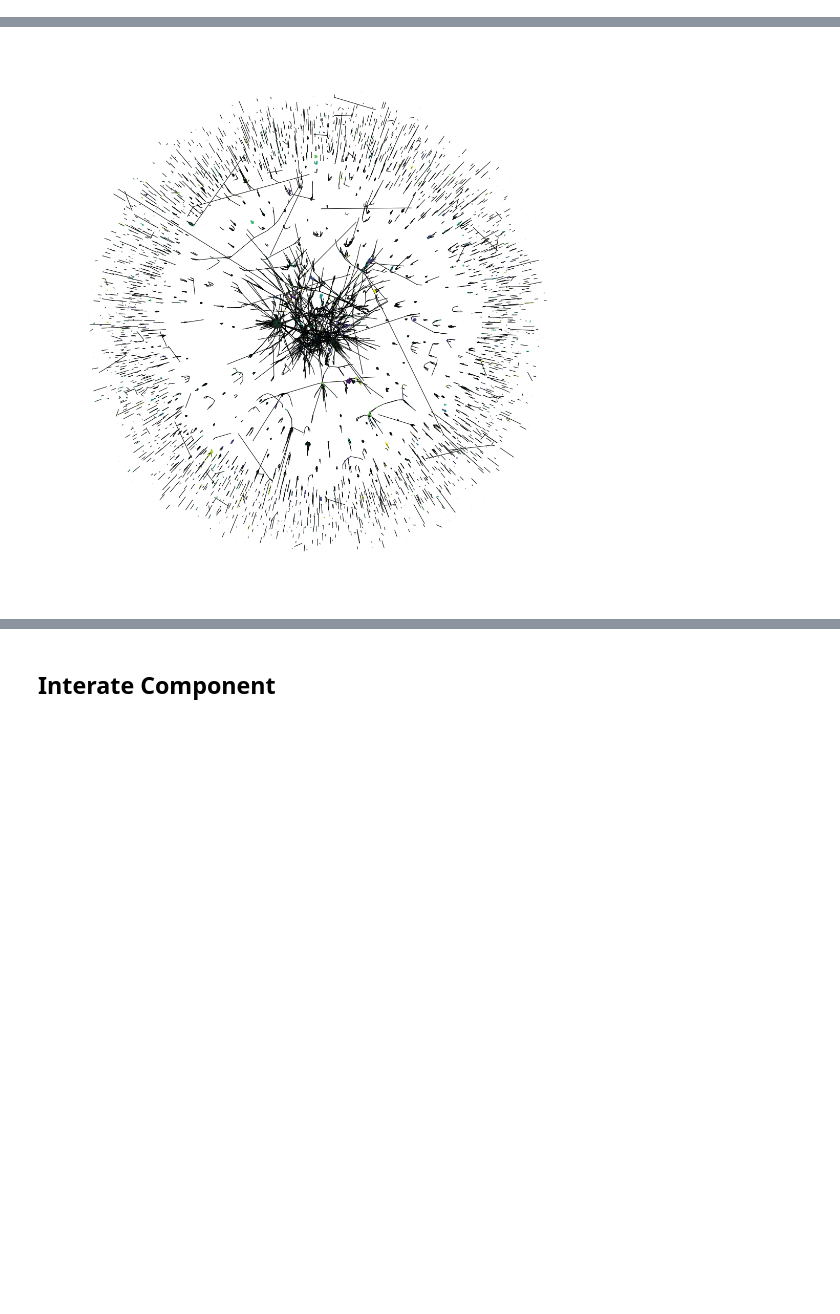
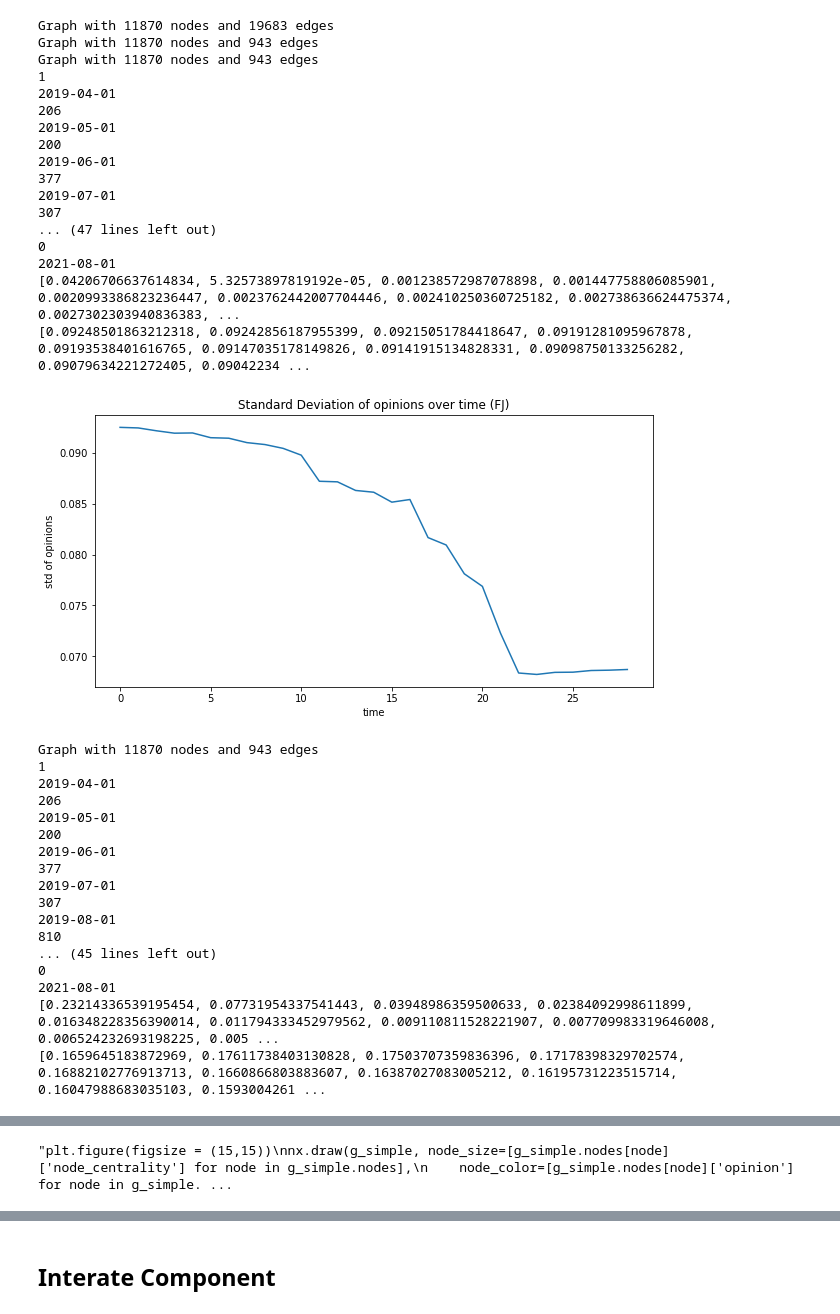
Before and after one commit to Keygoksmg/neat_opinion_network, a Jupyter notebook: experiments.ipynb, the cells around one changed output, grey strips where cells are left out. Drawn from its saved outputs; the diff is of its cells as text; code cells hidden in the pictures; blank space fills up the shorter version.

```diff
--- a/experiments.ipynb
+++ b/experiments.ipynb
@@ -84,11 +134,11 @@ class ExperimentClass(GraphClass):
 # %%
 from read_networks import read_combined_graph_from_csv, read_citation_graph_from_edgelist
 
-# create random graph
 # g = nx.erdos_renyi_graph(n=100, p=0.5, seed=42)  # random graph
 #g = read_citation_graph_from_edgelist (field='History', graph=nx.Graph())
-g_simple, g_init, df = read_combined_graph_from_csv(field='History', init_cutoff_date = '2019-03-31', graph=nx.Graph())
+g_simple, g_init, init_date, df = read_combined_graph_from_csv(field='History', init_cutoff_date = '2019-03-01', graph=nx.Graph())
 print(g_simple)
 print(g_init)
+print(init_date)
 # %% [output]
 Graph with 11870 nodes and 19683 edges
@@ -143,0 +191,68 @@ for e1, e2 in g_simple.edges:
+# %%
+import plotly.graph_objects as go
+mode = ['FJ', 'Abebe', 'new']
+fig = go.Figure()
+_, test_graph, init_date, df = create_graph()
+for i in mode:
+    graph = test_graph.copy()
+    test = ExperimentClass(graph, i, df, init_date)
+    test.run_model(30)
+    avgdiff_per_iter = test.get_avgdiff_per_iter()
+    print(avgdiff_per_iter)
+    opinions_std_per_iter = test.get_opinions_std_per_iter()
+    print(opinions_std_per_iter)
+    test.plot()
+    fig.add_trace(go.Scatter(x=np.arange(1, len(avgdiff_per_iter)+1), y=opinions_std_per_iter, mode='lines', name=f'{i}'))
+fig.update_layout(title=f'Opinions Std over time',
+                  xaxis_title='step', yaxis_title='Avg difference in opinions',
+                  title_x=0.5, title_y=0.85,
+                  legend=dict(
+                    yanchor="top",
+                    y=0.99,
+                    xanchor="right",
+                    x=0.99
+                  ),
+                  width=600, height=400)
+# update x ticks to every 1
+fig.update_xaxes(dtick=1)
+fig.update_layout
+fig.show()
+
+# # Save the figure with a high resolution (dpi=300)
+pio.write_image(fig, 'avg_diff.jpeg', width=600, height=400, scale=10)
+# %% [output]
+Graph with 11870 nodes and 19683 edges
+Graph with 11870 nodes and 943 edges
+Graph with 11870 nodes and 943 edges
+1
+2019-04-01
+206
+2019-05-01
+200
+2019-06-01
+377
+2019-07-01
+307
+... (47 lines left out)
+0
+2021-08-01
+[0.04206706637614834, 5.32573897819192e-05, 0.001238572987078898, 0.001447758806085901, 0.0020993386823236447, 0.0023762442007704446, 0.002410250360725182, 0.002738636624475374, 0.0027302303940836383, ...
+[0.09248501863212318, 0.09242856187955399, 0.09215051784418647, 0.09191281095967878, 0.09193538401616765, 0.09147035178149826, 0.09141915134828331, 0.09098750133256282, 0.09079634221272405, 0.09042234 ...
+[figure, added]
+Graph with 11870 nodes and 943 edges
+1
+2019-04-01
+206
+2019-05-01
+200
+2019-06-01
+377
+2019-07-01
+307
+2019-08-01
+810
+... (45 lines left out)
+0
+2021-08-01
+[0.23214336539195454, 0.07731954337541443, 0.03948986359500633, 0.02384092998611899, 0.016348228356390014, 0.011794333452979562, 0.009110811528221907, 0.007709983319646008, 0.006524232693198225, 0.005 ...
+[0.1659645183872969, 0.17611738403130828, 0.17503707359836396, 0.17178398329702574, 0.16882102776913713, 0.1660866803883607, 0.16387027083005212, 0.16195731223515714, 0.16047988683035103, 0.1593004261 ...
@@ -144,7 +279,8 @@ for e1, e2 in g_simple.edges:
 # %%
-plt.figure(figsize = (15,15))
+# only try this when having sufficient time and PC memory
+'''plt.figure(figsize = (15,15))
 nx.draw(g_simple, node_size=[g_simple.nodes[node]['node_centrality'] for node in g_simple.nodes],
     node_color=[g_simple.nodes[node]['opinion'] for node in g_simple.nodes])
-plt.savefig('start.svg')
+plt.savefig('start.svg')'''
 # %% [output]
-[figure, removed]
+"plt.figure(figsize = (15,15))\nnx.draw(g_simple, node_size=[g_simple.nodes[node]['node_centrality'] for node in g_simple.nodes],\n    node_color=[g_simple.nodes[node]['opinion'] for node in g_simple. ...
```
Also changed, not shown: parts of 15 cells of this notebook, 3 other files.
